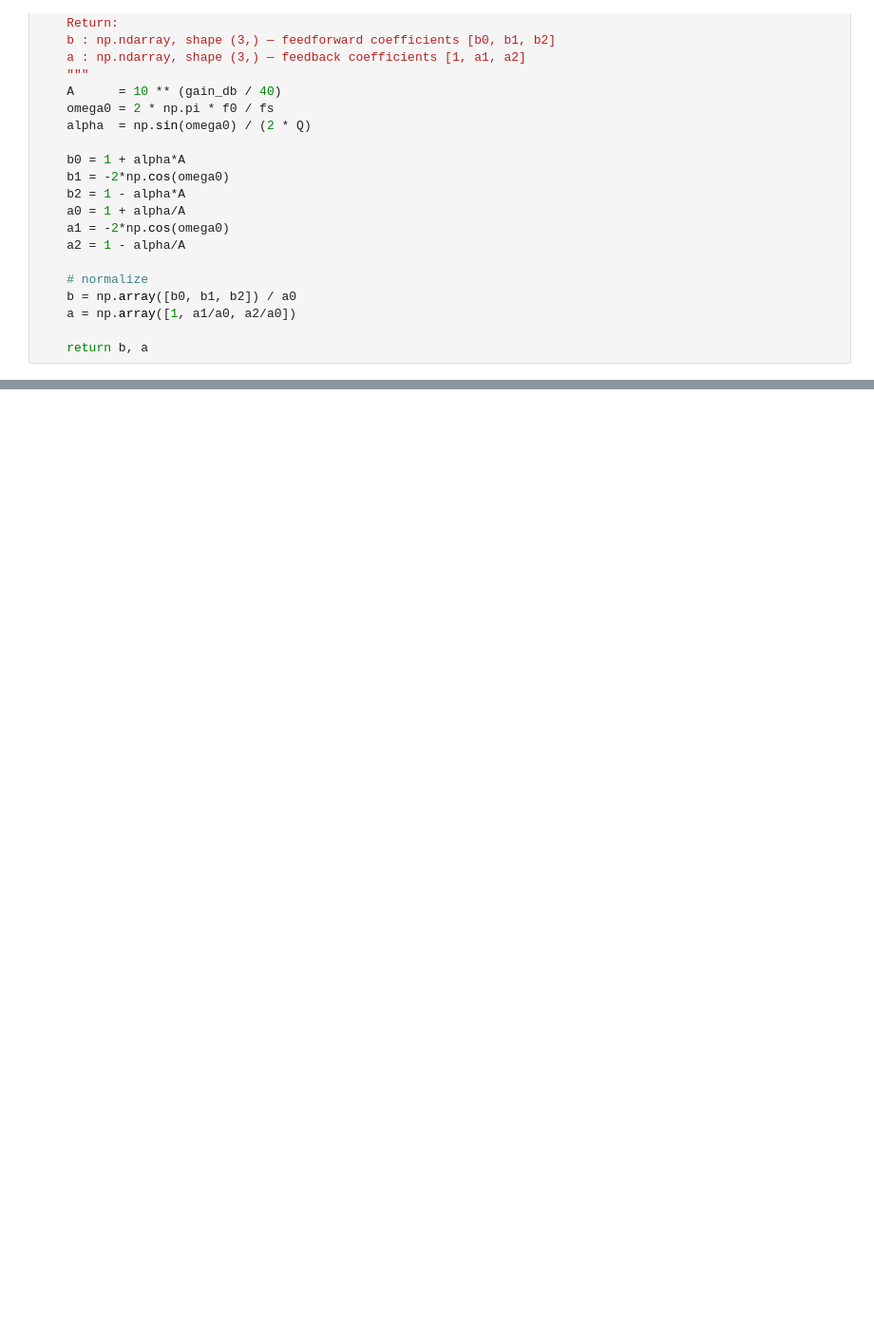
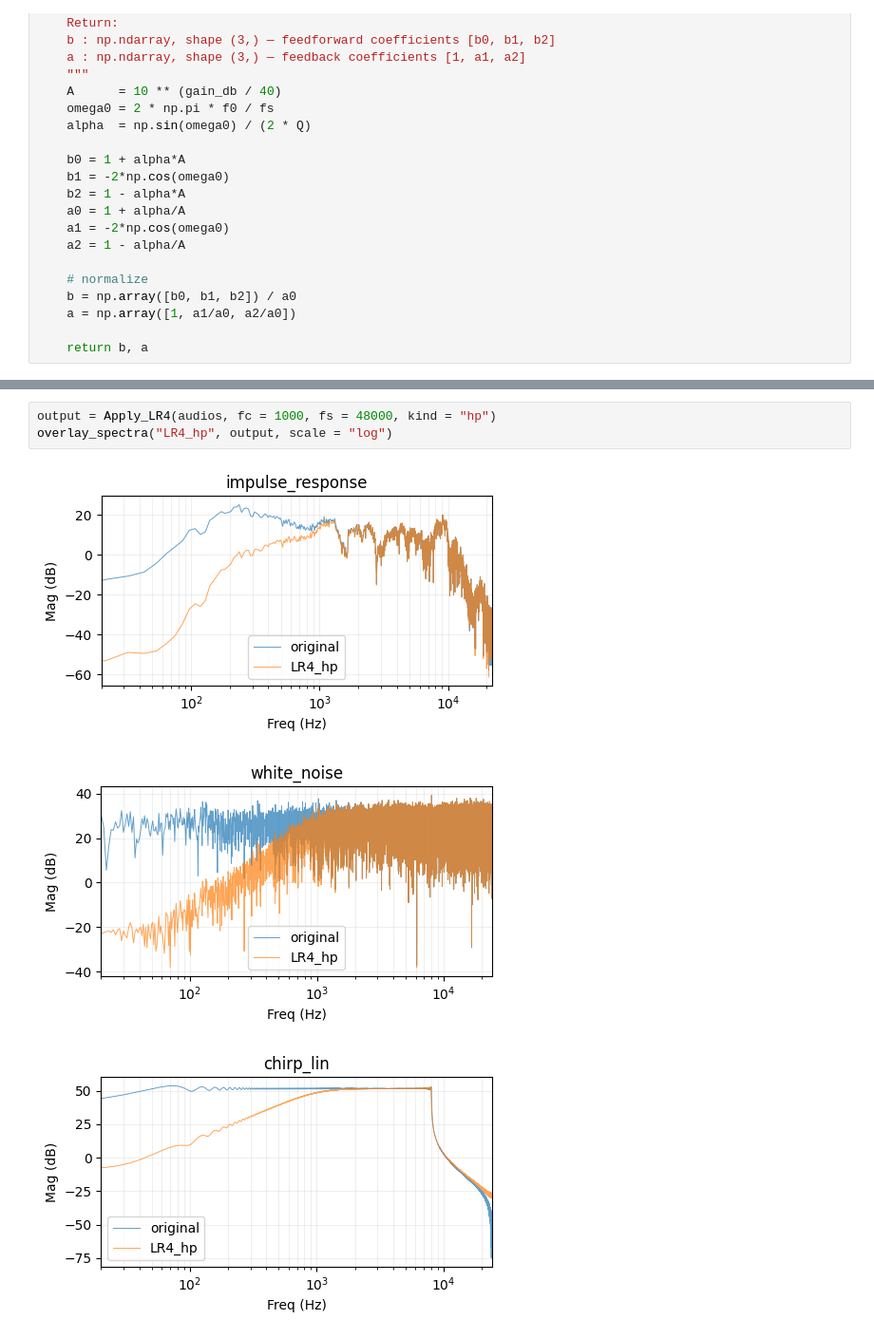
Before and after one commit to Kohei-200/math, a Jupyter notebook: simulation/Audio_Effects1_LTI.ipynb, the cells around one changed output, grey strips where cells are left out. Shown at 95% size. Saved outputs shown, nothing was run; the diff lists cells and outputs as text; blank space fills up the shorter version.

```diff
--- a/simulation/Audio_Effects1_LTI.ipynb
+++ b/simulation/Audio_Effects1_LTI.ipynb
@@ -254,0 +345,7 @@ overlay_spectra("EQ", output)
+# %%
+output = Apply_LR4(audios, fc = 1000, fs = 48000, kind = "hp")
+overlay_spectra("LR4_hp", output, scale = "log")
+# %% [output]
+[figure, added]
+[figure, added]
+[figure, added]
```
Also changed, not shown: parts of 32 cells of this notebook.
